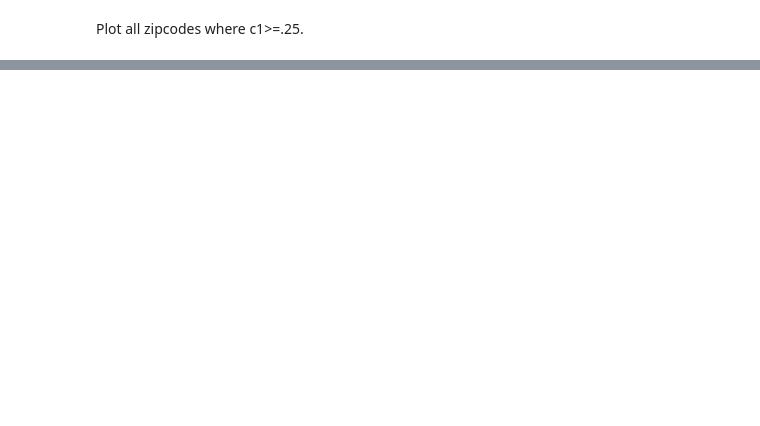
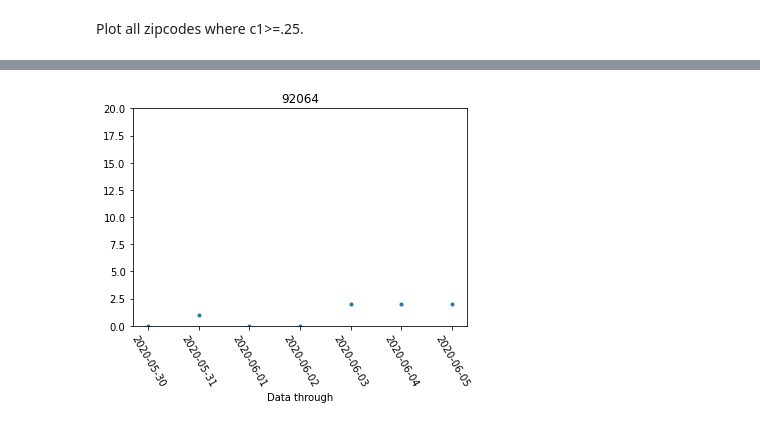
Before and after one commit to JenDobson/covid19-san-diego, a Jupyter notebook: notebooks/Covid-19 in San Diego -- Where are cases increasing most rapidly?.ipynb, the cells around one changed output, grey strips where cells are left out. Drawn from its saved outputs; the diff is of its cells as text; code cells hidden in the pictures; blank space fills up the shorter version.

```diff
--- a/notebooks/Covid-19 in San Diego -- Where are cases increasing most rapidly?.ipynb
+++ b/notebooks/Covid-19 in San Diego -- Where are cases increasing most rapidly?.ipynb
@@ -168,0 +194,4 @@ for zc in highc1zipcodes:
+# %%
+plot_zipcode('92064')
+# %% [output]
+[figure, added]
```
Also changed, not shown: parts of 7 cells of this notebook.
